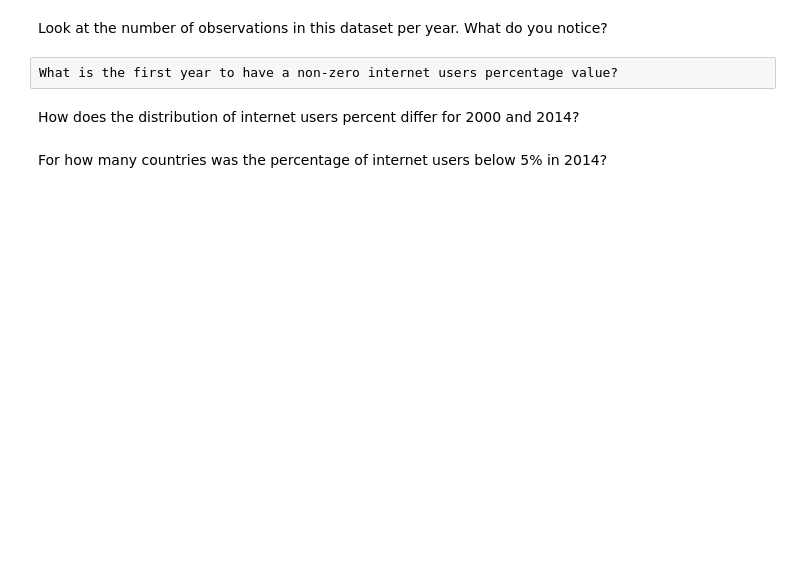
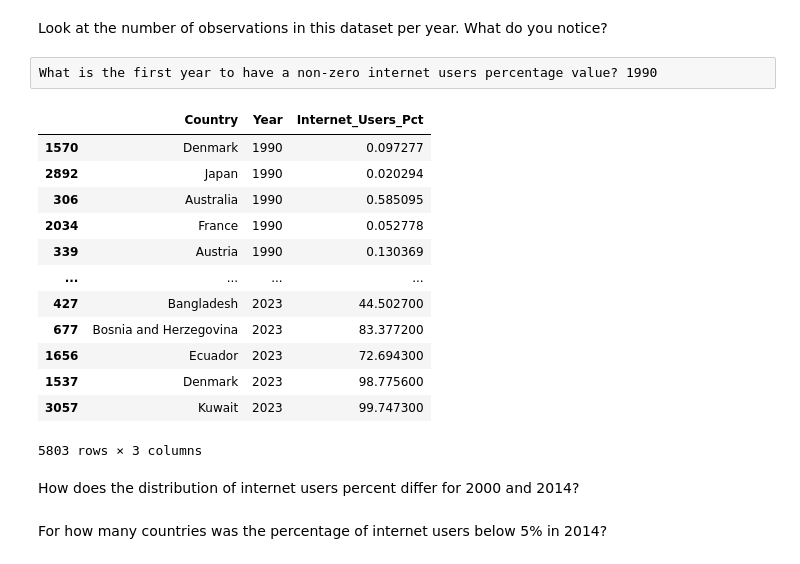
Before and after one commit to NewForce-Cohort-11-Data/gdp-and-internet-usage-Ripplegrin, a Jupyter notebook: UN_Data_Project.ipynb, the cells around one changed output. Saved outputs shown, nothing was run; the diff lists cells and outputs as text; code cells hidden in the pictures; blank space fills up the shorter version.

```diff
--- a/UN_Data_Project.ipynb
+++ b/UN_Data_Project.ipynb
@@ -172,5 +198,5 @@ Which country had the lowest GDP per capita in 2020? Create a plot showing how t
 # %% [markdown]
 Read in the internet use dataset into a DataFrame named internet_df. You will likely get errors when doing this. Check the arguments for the read_csv function to find ones that can help correct the errors (https://pandas.pydata.org/docs/reference/api/pandas.read_csv.html) Once you are able to read it in, take per a look at the top and bottom few rows to make sure that it has been read in correctly. Also, check the datatypes of the columns.
 # %%
-internet_df = pd.read_csv('./data/internet_use.csv.csv')
+internet_df = pd.read_csv('./data/internet_use.csv.csv', on_bad_lines='skip')
 # gdp_df = pd.read_csv('../data/gdp_percapita.csv.csv')
@@ -186,7 +216,24 @@ NameError: name 'internet_df' is not defined
 # %% [markdown]
 Look at the number of observations in this dataset per year. What do you notice?
 # %% [raw]
-What is the first year to have a non-zero internet users percentage value?
+What is the first year to have a non-zero internet users percentage value? 1990
+# %%
+first_year_df=internet_df[internet_df['Internet_Users_Pct']> 0]
+first_year_df.sort_values(by = 'Year', ascending = True)
+# %% [output]
+|  | Country | Year | Internet_Users_Pct |
+| 1570 | Denmark | 1990 | 0.097277 |
+| 2892 | Japan | 1990 | 0.020294 |
+| 306 | Australia | 1990 | 0.585095 |
+| 2034 | France | 1990 | 0.052778 |
+| 339 | Austria | 1990 | 0.130369 |
+| ... | ... | ... | ... |
+| 427 | Bangladesh | 2023 | 44.502700 |
+| 677 | Bosnia and Herzegovina | 2023 | 83.377200 |
+| 1656 | Ecuador | 2023 | 72.694300 |
+| 1537 | Denmark | 2023 | 98.775600 |
+| 3057 | Kuwait | 2023 | 99.747300 |
+5803 rows × 3 columns
 # %% [markdown]
 How does the distribution of internet users percent differ for 2000 and 2014?
 # %% [markdown]
```
Also changed, not shown: parts of 11 cells of this notebook.
